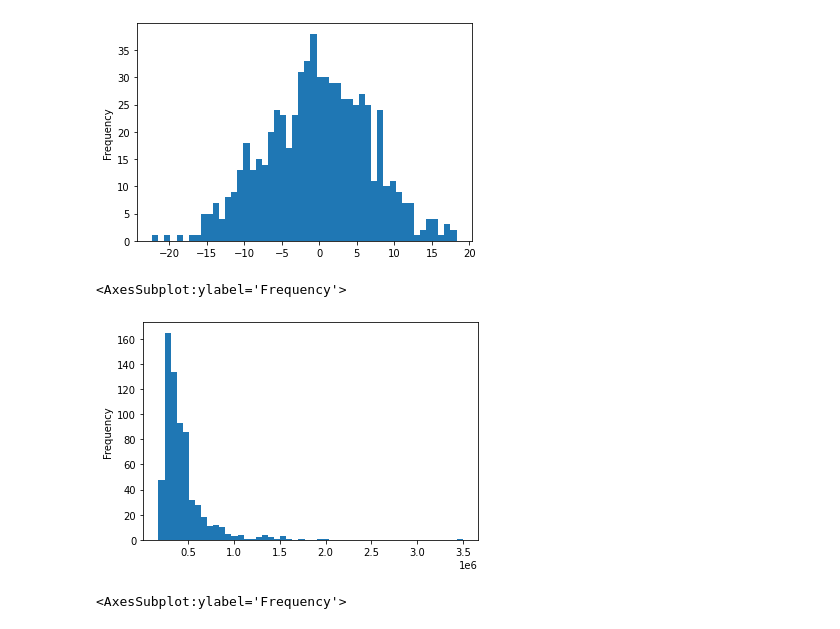
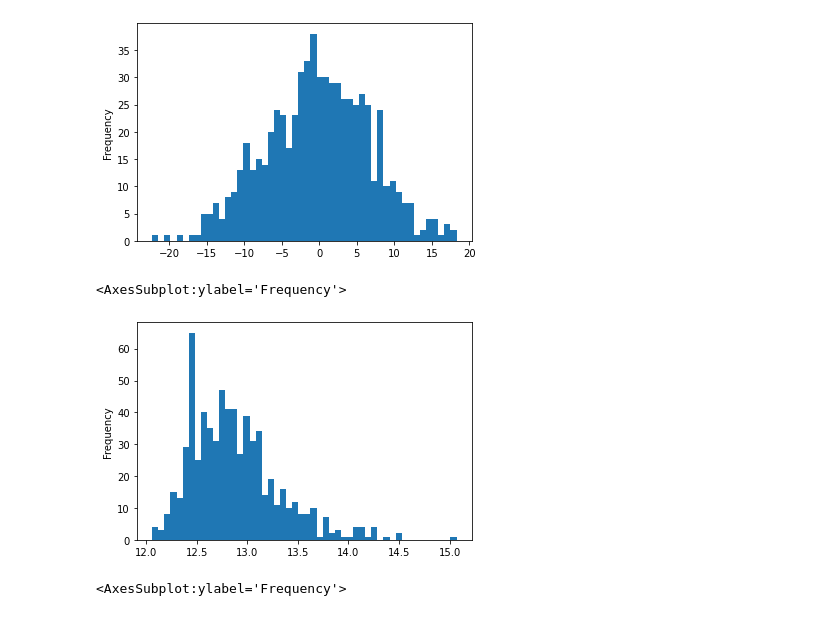
Before and after one commit to neneninja97/liveable_london, a Jupyter notebook: data_pre_processing.ipynb, the cells around one changed output. Drawn from its saved outputs; the diff is of its cells as text; code cells hidden in the pictures.

```diff
--- a/data_pre_processing.ipynb
+++ b/data_pre_processing.ipynb
@@ -559,10 +590,10 @@ df_final.nature_access_2013.plot.hist(bins=50)
 <AxesSubplot:ylabel='Frequency'>
 [figure]
 # %%
-df_final.median_house_2014.plot.hist(bins=50)
+df_final.median_house_2014_log.plot.hist(bins=50)
 # %% [output]
 <AxesSubplot:ylabel='Frequency'>
-[figure, old version]
+[figure, new version]
 # %%
 df_final.pollution_2008.plot.hist(bins=50)
 # %% [output]
```
Also changed, not shown: parts of 13 cells of this notebook.
